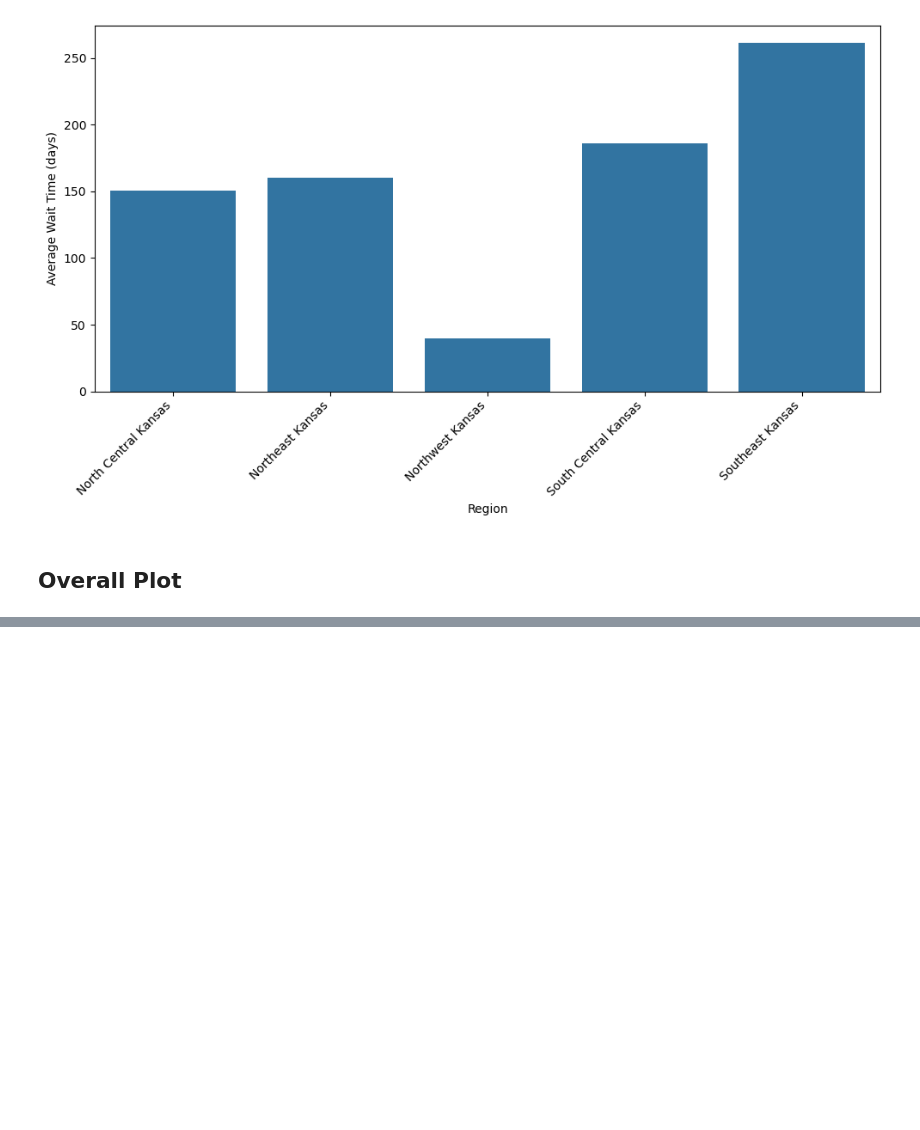
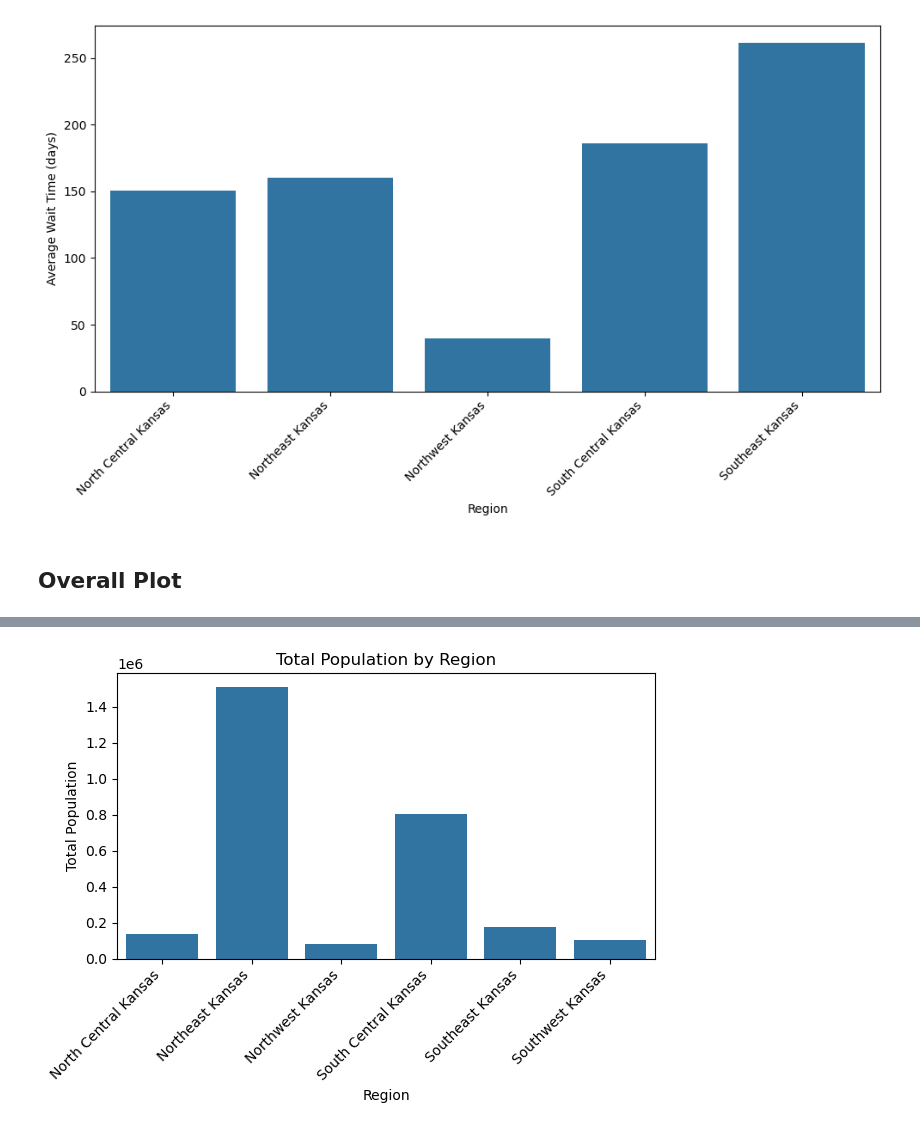
Before and after one commit to Takeshi-Chang/nu-datafest-2026, a Jupyter notebook: Cleaning_Hannah.ipynb, the cells around one changed output, grey strips where cells are left out. Saved outputs shown, nothing was run; the diff lists cells and outputs as text; code cells hidden in the pictures; blank space fills up the shorter version.

```diff
--- a/Cleaning_Hannah.ipynb
+++ b/Cleaning_Hannah.ipynb
@@ -592,0 +659,7 @@ NameError: name 'depressive_region_wt' is not defined
+# %%
+tiger_geo
+tiger_geo["CountyCode"] = tiger_geo["CountyFips"].str[-3:]
+tiger_regions = tiger_geo.merge(region_df, on = "CountyCode")
+
+pop_by_region = (tiger_regions.groupby("Region", as_index=False)["PopulationValue"].sum())
+pop_by_region
@@ -592,0 +674,14 @@ NameError: name 'depressive_region_wt' is not defined
+# %%
+sns.barplot(
+    data=pop_by_region,
+    x='Region',
+    y='PopulationValue')
+
+plt.xticks(rotation=45, ha="right")
+plt.xlabel("Region")
+plt.ylabel("Total Population")
+plt.title("Total Population by Region")
+plt.tight_layout()
+plt.show()
+# %% [output]
+[figure, added]
```
Also changed, not shown: parts of 7 cells of this notebook.
